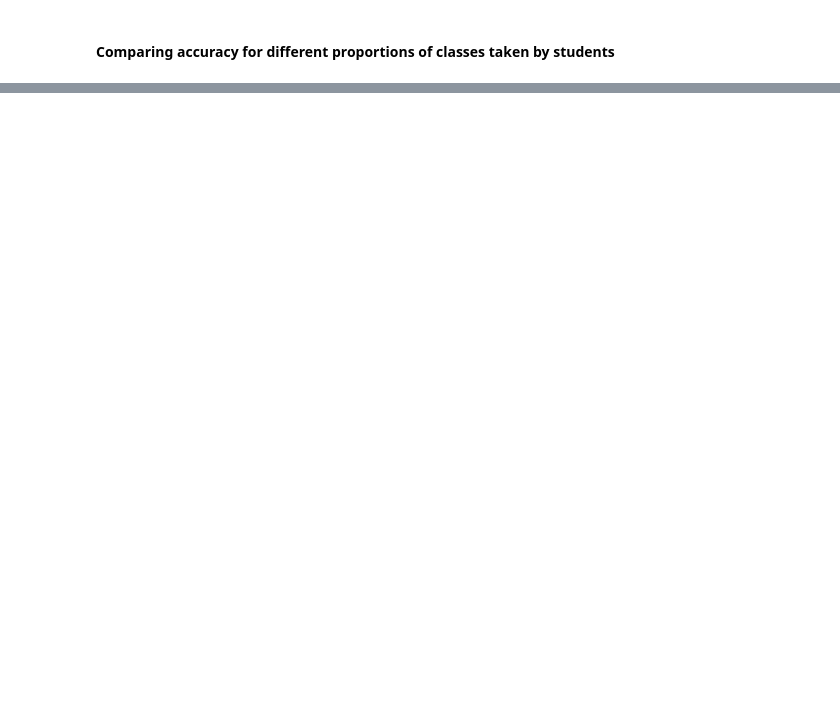
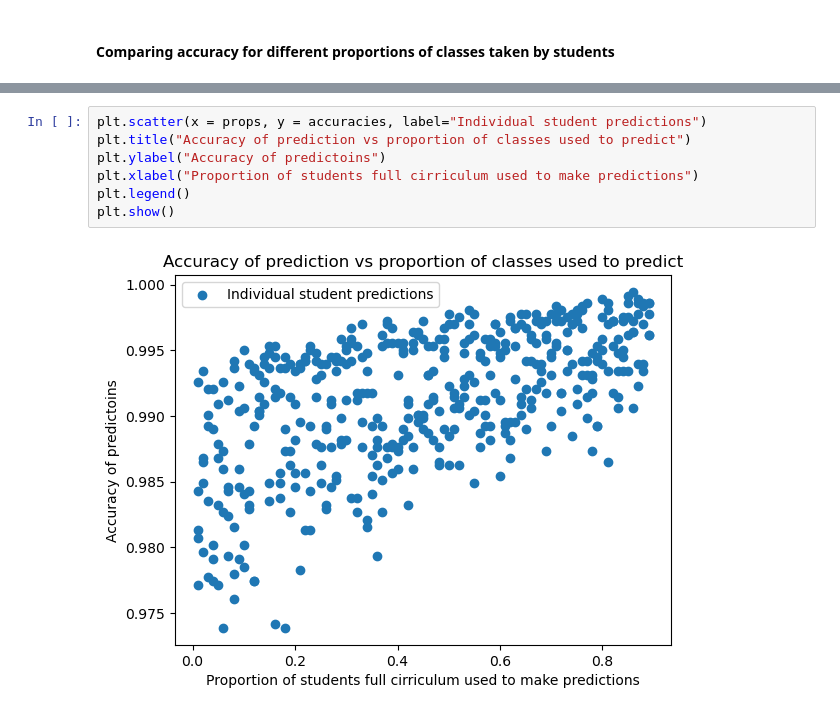
Before and after one commit to jahoon1998/CU-Boulder-CSCI-5502-Data-Mining, a Jupyter notebook: collaborative-filtering/User-User-Content-Based.ipynb, the cells around one changed output, grey strips where cells are left out. Drawn from its saved outputs; the diff is of its cells as text; blank space fills up the shorter version.

```diff
--- a/collaborative-filtering/User-User-Content-Based.ipynb
+++ b/collaborative-filtering/User-User-Content-Based.ipynb
@@ -491,0 +608,9 @@ SyntaxError: incomplete input (3863671568.py, line 2)
+# %%
+plt.scatter(x = props, y = accuracies, label="Individual student predictions")
+plt.title("Accuracy of prediction vs proportion of classes used to predict")
+plt.ylabel("Accuracy of predictoins")
+plt.xlabel("Proportion of students full cirriculum used to make predictions")
+plt.legend()
+plt.show()
+# %% [output]
+[figure, added]
```
Also changed, not shown: parts of 20 cells of this notebook.
